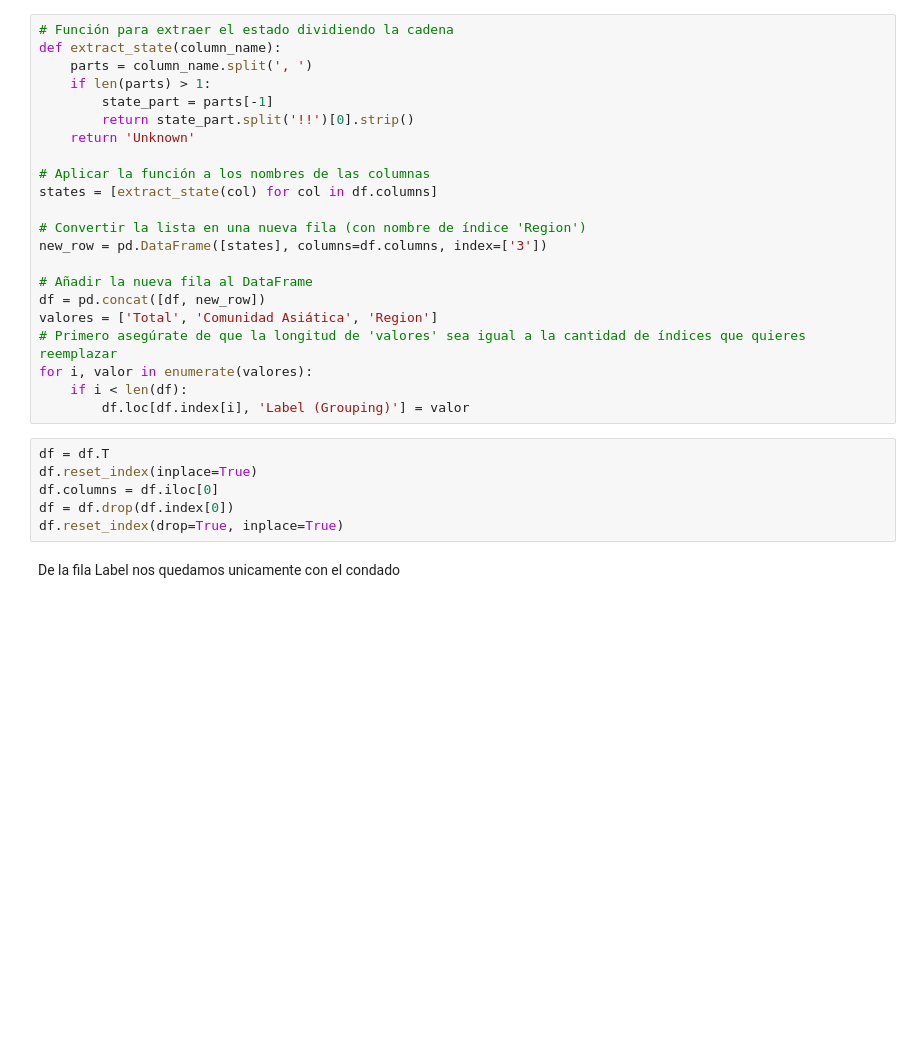
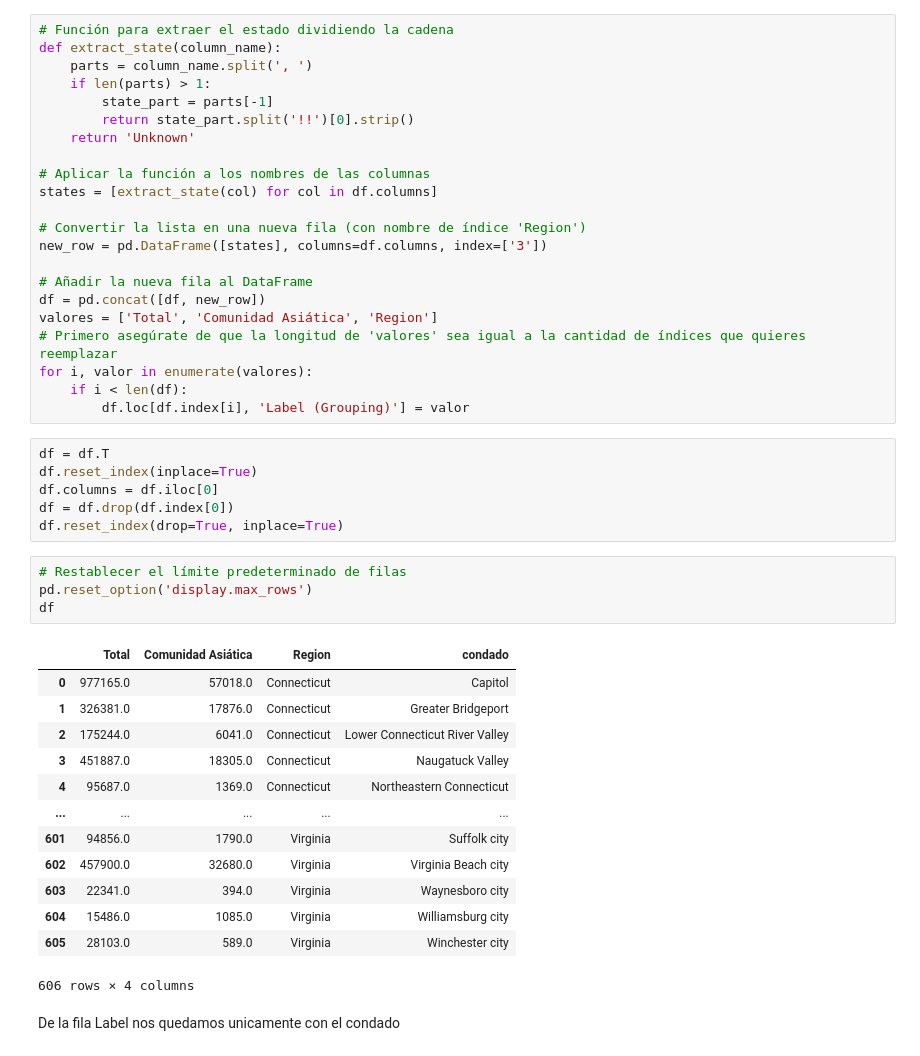
Before and after one commit to psm545/Google-and-Yelp-Recomendaciones-PF-Henry-PT-09, a Jupyter notebook: Demografía.ipynb, the cells around one changed output. Drawn from its saved outputs; the diff is of its cells as text; blank space fills up the shorter version.

```diff
--- a/Demografía.ipynb
+++ b/Demografía.ipynb
@@ -208,6 +209,24 @@ df.reset_index(inplace=True)
 df.columns = df.iloc[0]
 df = df.drop(df.index[0])
 df.reset_index(drop=True, inplace=True)
+# %%
+# Restablecer el límite predeterminado de filas
+pd.reset_option('display.max_rows')
+df
+# %% [output]
+|  | Total | Comunidad Asiática | Region | condado |
+| 0 | 977165.0 | 57018.0 | Connecticut | Capitol |
+| 1 | 326381.0 | 17876.0 | Connecticut | Greater Bridgeport |
+| 2 | 175244.0 | 6041.0 | Connecticut | Lower Connecticut River Valley |
+| 3 | 451887.0 | 18305.0 | Connecticut | Naugatuck Valley |
+| 4 | 95687.0 | 1369.0 | Connecticut | Northeastern Connecticut |
+| ... | ... | ... | ... | ... |
+| 601 | 94856.0 | 1790.0 | Virginia | Suffolk city |
+| 602 | 457900.0 | 32680.0 | Virginia | Virginia Beach city |
+| 603 | 22341.0 | 394.0 | Virginia | Waynesboro city |
+| 604 | 15486.0 | 1085.0 | Virginia | Williamsburg city |
+| 605 | 28103.0 | 589.0 | Virginia | Winchester city |
+606 rows × 4 columns
 # %% [markdown]
 De la fila Label nos quedamos unicamente con el condado
 # %%
```
Also changed, not shown: parts of 11 cells of this notebook, 1 other file.
